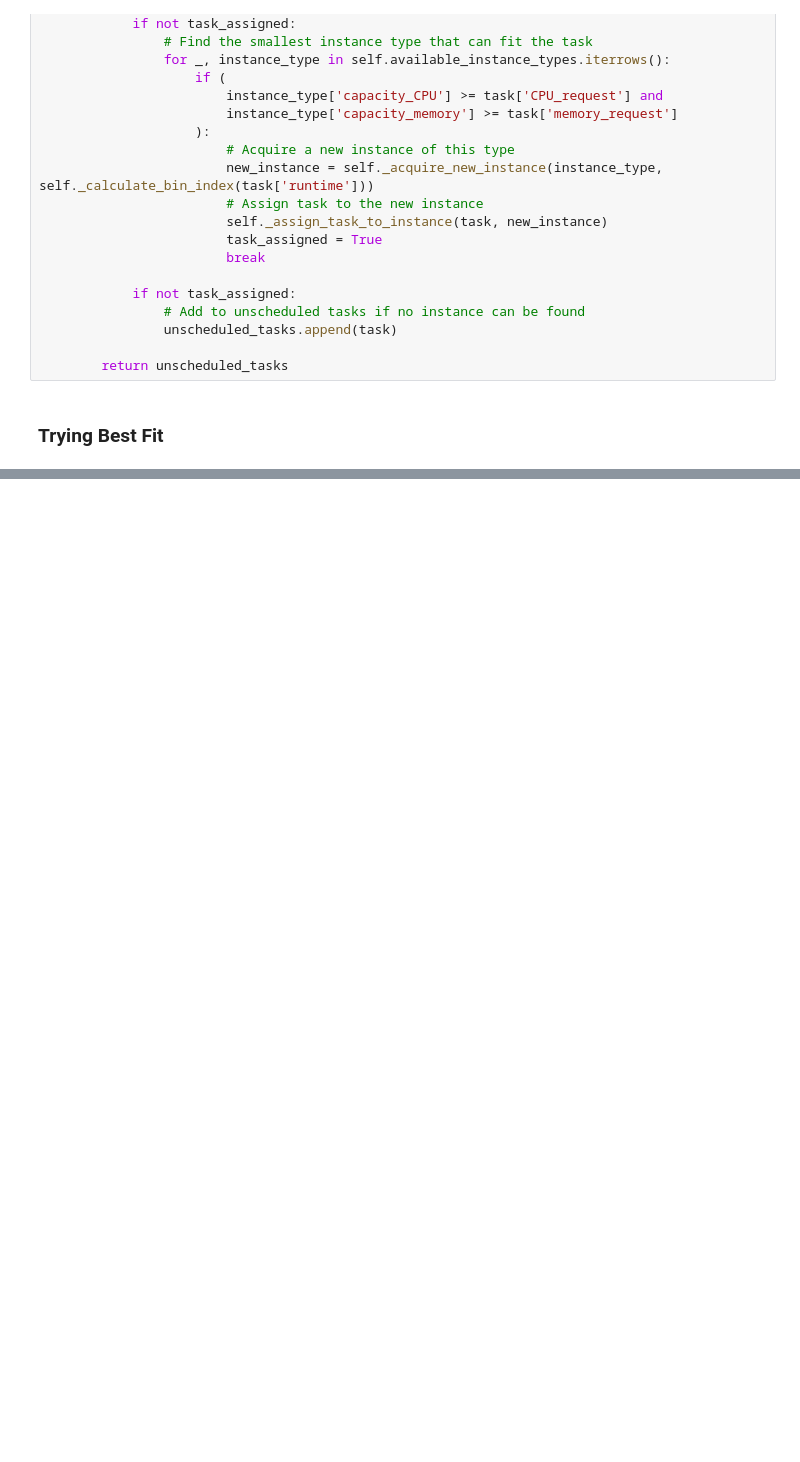
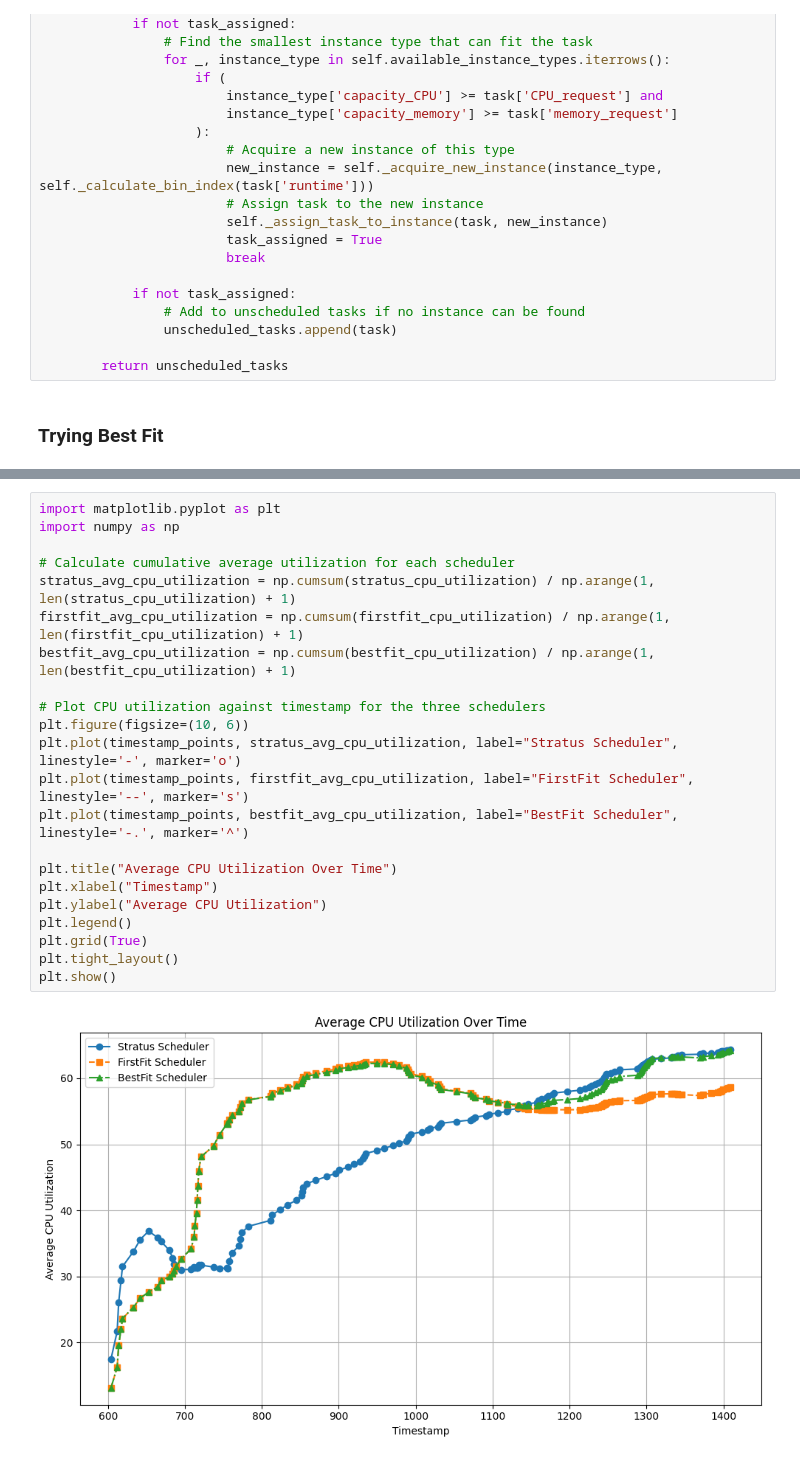
Before and after one commit to ayushmandixit2000/Stratus-simulation, a Jupyter notebook: stratusSimulation.ipynb, the cells around one changed output, grey strips where cells are left out. Saved outputs shown, nothing was run; the diff lists cells and outputs as text; blank space fills up the shorter version.

```diff
--- a/stratusSimulation.ipynb
+++ b/stratusSimulation.ipynb
@@ -1354,0 +1277,24 @@ Average memory utilization: 64.64%
+# %%
+import matplotlib.pyplot as plt
+import numpy as np
+
+# Calculate cumulative average utilization for each scheduler
+stratus_avg_cpu_utilization = np.cumsum(stratus_cpu_utilization) / np.arange(1, len(stratus_cpu_utilization) + 1)
+firstfit_avg_cpu_utilization = np.cumsum(firstfit_cpu_utilization) / np.arange(1, len(firstfit_cpu_utilization) + 1)
+bestfit_avg_cpu_utilization = np.cumsum(bestfit_cpu_utilization) / np.arange(1, len(bestfit_cpu_utilization) + 1)
+
+# Plot CPU utilization against timestamp for the three schedulers
+plt.figure(figsize=(10, 6))
+plt.plot(timestamp_points, stratus_avg_cpu_utilization, label="Stratus Scheduler", linestyle='-', marker='o')
+plt.plot(timestamp_points, firstfit_avg_cpu_utilization, label="FirstFit Scheduler", linestyle='--', marker='s')
+plt.plot(timestamp_points, bestfit_avg_cpu_utilization, label="BestFit Scheduler", linestyle='-.', marker='^')
+
+plt.title("Average CPU Utilization Over Time")
+plt.xlabel("Timestamp")
+plt.ylabel("Average CPU Utilization")
+plt.legend()
+plt.grid(True)
+plt.tight_layout()
+plt.show()
+# %% [output]
+[figure, added]
```
Also changed, not shown: parts of 9 cells of this notebook.
